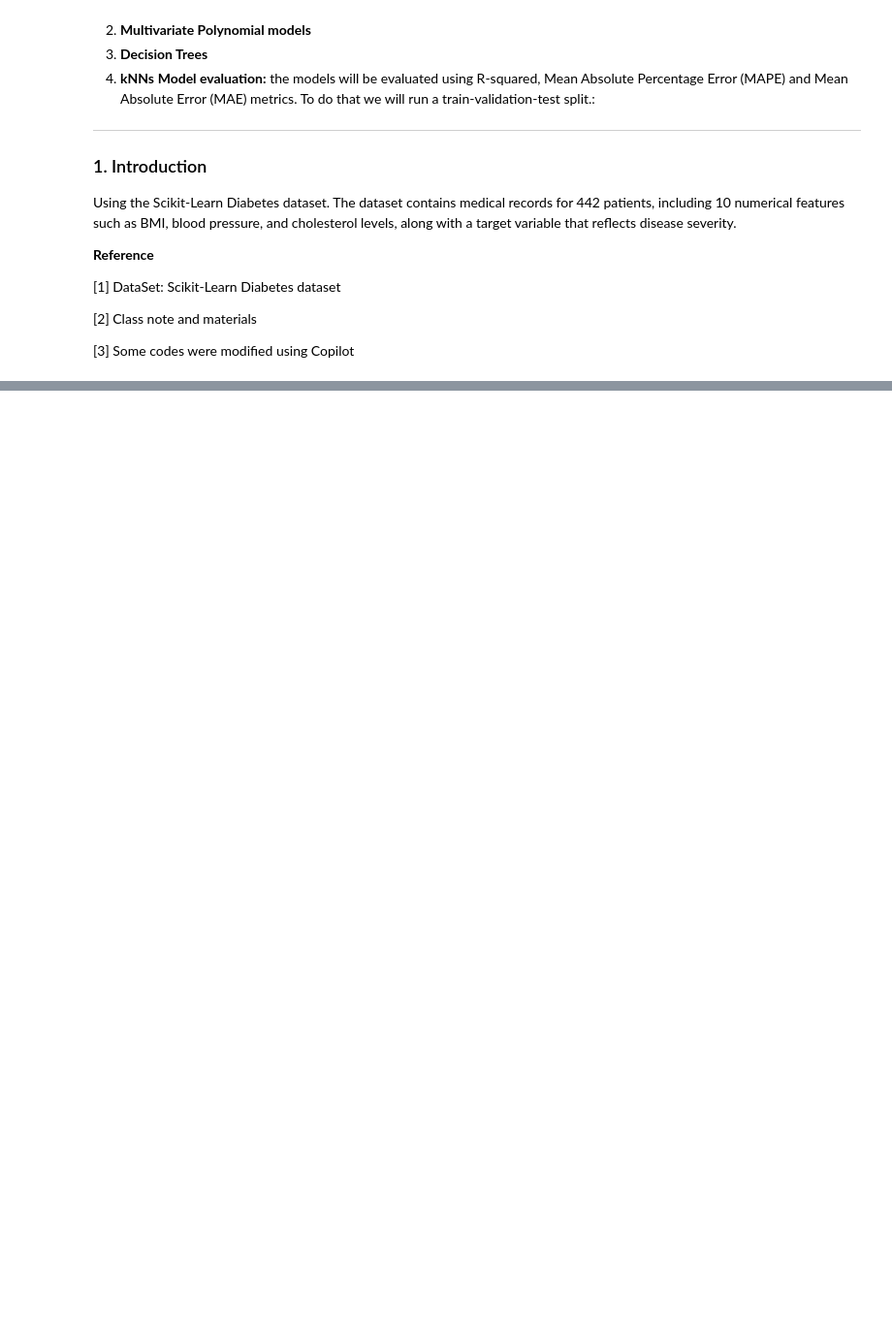
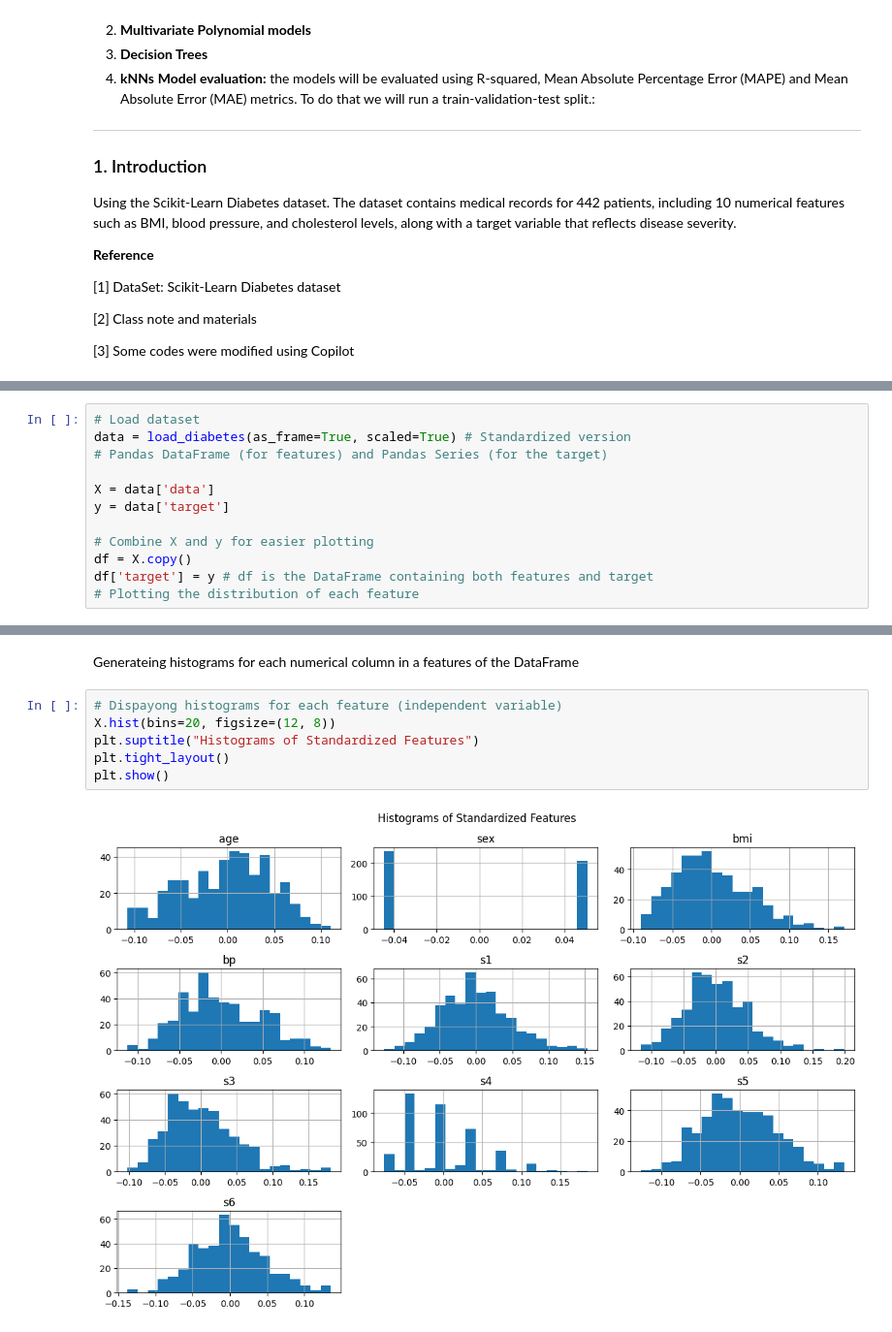
Before and after one commit to HaysamAmin/MLframework, a Jupyter notebook: Lab2/Lab2.ipynb, the cells around one changed output, grey strips where cells are left out. Shown at 97% size. Saved outputs shown, nothing was run; the diff lists cells and outputs as text; blank space fills up the shorter version.

```diff
--- a/Lab2/Lab2.ipynb
+++ b/Lab2/Lab2.ipynb
@@ -48,0 +101,12 @@ y = data['target']  # y is a Series representing disease progression one year af
+# %%
+# Load dataset
+data = load_diabetes(as_frame=True, scaled=True) # Standardized version
+# Pandas DataFrame (for features) and Pandas Series (for the target)
+
+X = data['data']
+y = data['target']
+
+# Combine X and y for easier plotting
+df = X.copy()
+df['target'] = y # df is the DataFrame containing both features and target
+# Plotting the distribution of each feature
@@ -48,0 +153,10 @@ y = data['target']  # y is a Series representing disease progression one year af
+# %% [markdown]
+Generateing histograms for each numerical column in a features of the DataFrame
+# %%
+# Dispayong histograms for each feature (independent variable)
+X.hist(bins=20, figsize=(12, 8))
+plt.suptitle("Histograms of Standardized Features")
+plt.tight_layout()
+plt.show()
+# %% [output]
+[figure, added]
```
Also changed, not shown: parts of 12 cells of this notebook.
